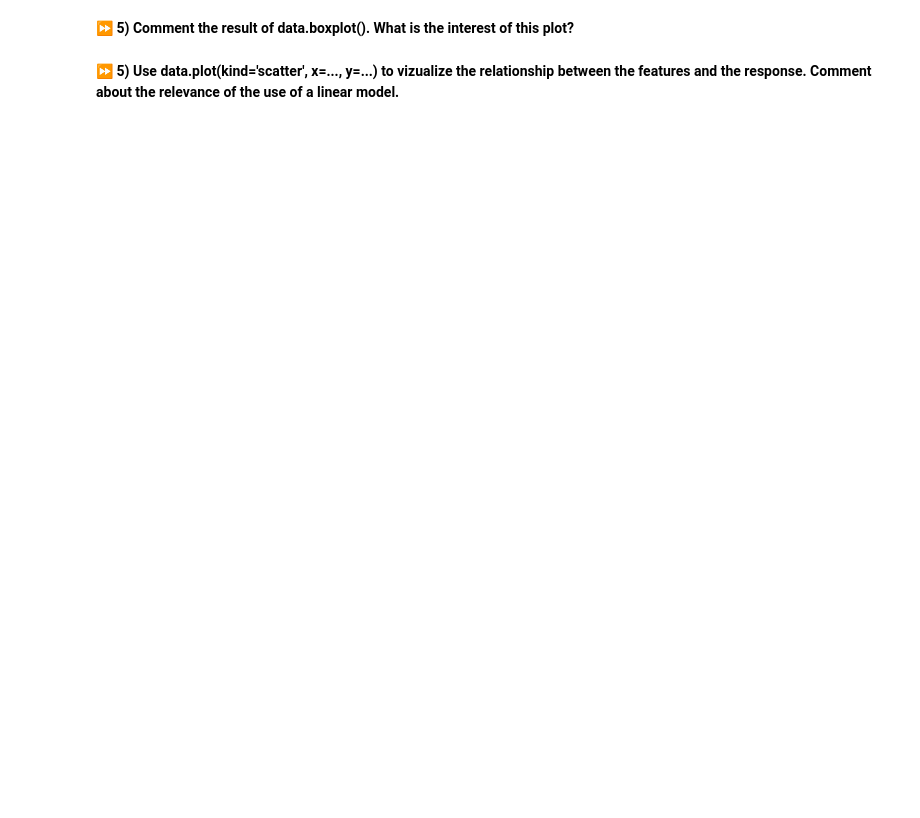
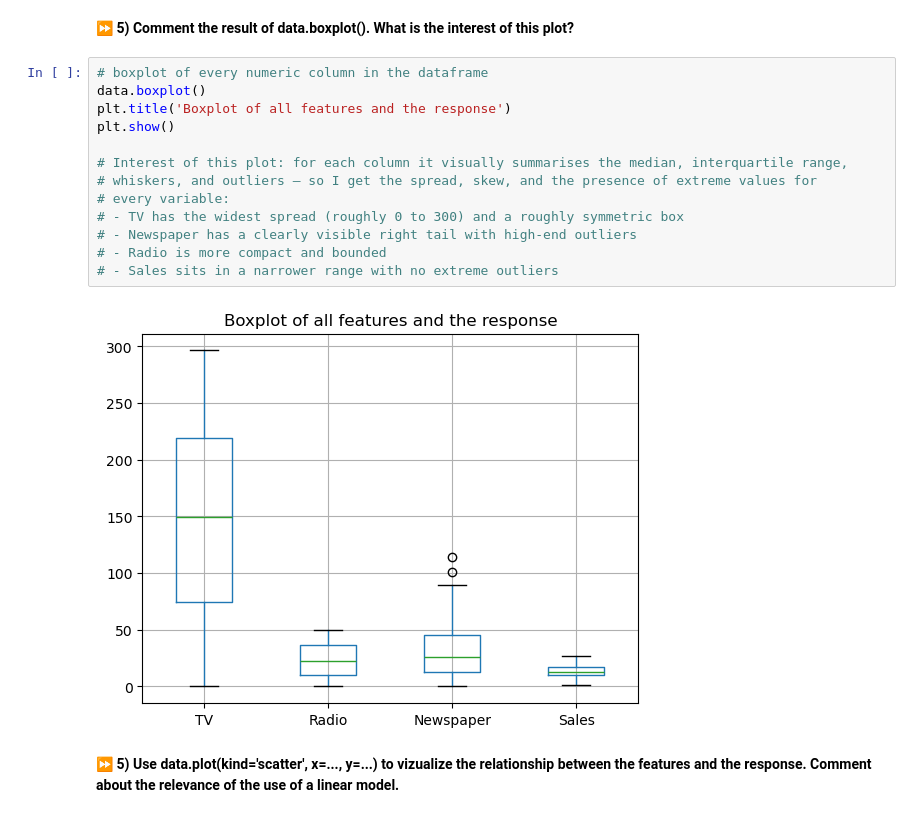
Before and after one commit to folakangil78/machine-learning, a Jupyter notebook: fundamentals/su26_linear_regression.ipynb, the cells around one changed output. Saved outputs shown, nothing was run; the diff lists cells and outputs as text; blank space fills up the shorter version.

```diff
--- a/fundamentals/su26_linear_regression.ipynb
+++ b/fundamentals/su26_linear_regression.ipynb
@@ -78,4 +93,19 @@ data.describe()
 # %% [markdown]
 ⏩ **5) Comment the result of data.boxplot(). What is the interest of this plot?**
+# %%
+# boxplot of every numeric column in the dataframe
+data.boxplot()
+plt.title('Boxplot of all features and the response')
+plt.show()
+
+# Interest of this plot: for each column it visually summarises the median, interquartile range,
+# whiskers, and outliers — so I get the spread, skew, and the presence of extreme values for
+# every variable:
+# - TV has the widest spread (roughly 0 to 300) and a roughly symmetric box
+# - Newspaper has a clearly visible right tail with high-end outliers
+# - Radio is more compact and bounded
+# - Sales sits in a narrower range with no extreme outliers
+# %% [output]
+[figure, added]
 # %% [markdown]
 ⏩ **5) Use data.plot(kind='scatter', x=..., y=...) to vizualize the relationship between the features and the response. Comment about the relevance of the use of a linear model.**
```
Also changed, not shown: parts of 18 cells of this notebook.
